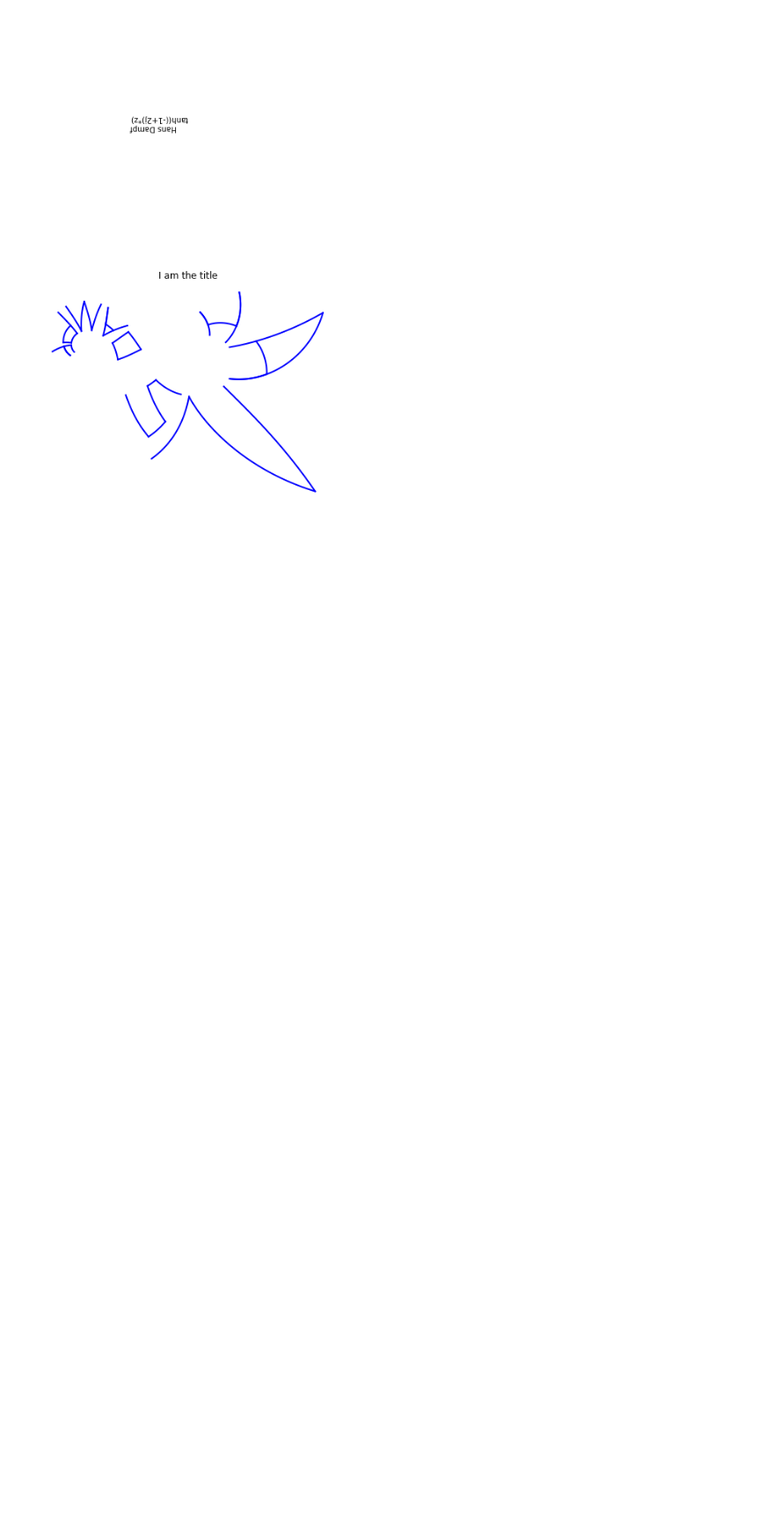
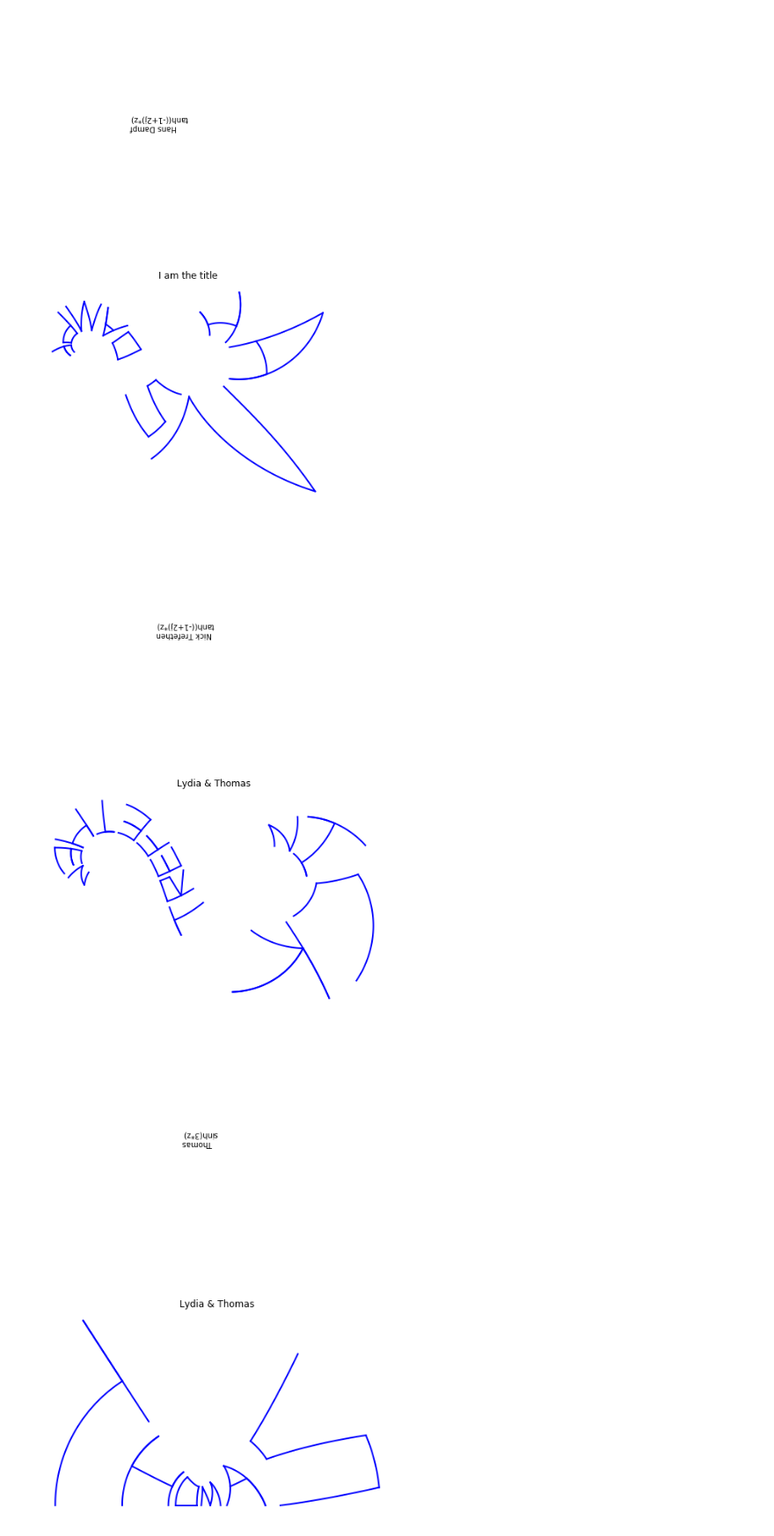
Before and after one commit to tschm/scribble, a Jupyter notebook: work/Scribble.ipynb, the cells around one changed output. Shown: that part at 88% size. Saved outputs shown, nothing was run; the diff lists cells and outputs as text; code cells hidden in the pictures; blank space fills up the shorter version.

```diff
--- a/work/Scribble.ipynb
+++ b/work/Scribble.ipynb
@@ -32,0 +35,7 @@ wedding(form["Text"], f=form["Function"], title=form["Title"])
+# %%
+frame=pd.read_csv("names.csv", header=0)
+for index,row in frame.iterrows():
+    wedding(word=row["Name"], f=row["Function"], title="Lydia & Thomas")
+# %% [output]
+[figure, added]
+[figure, added]
```
Also changed, not shown: parts of 2 cells of this notebook, 3 other files.
